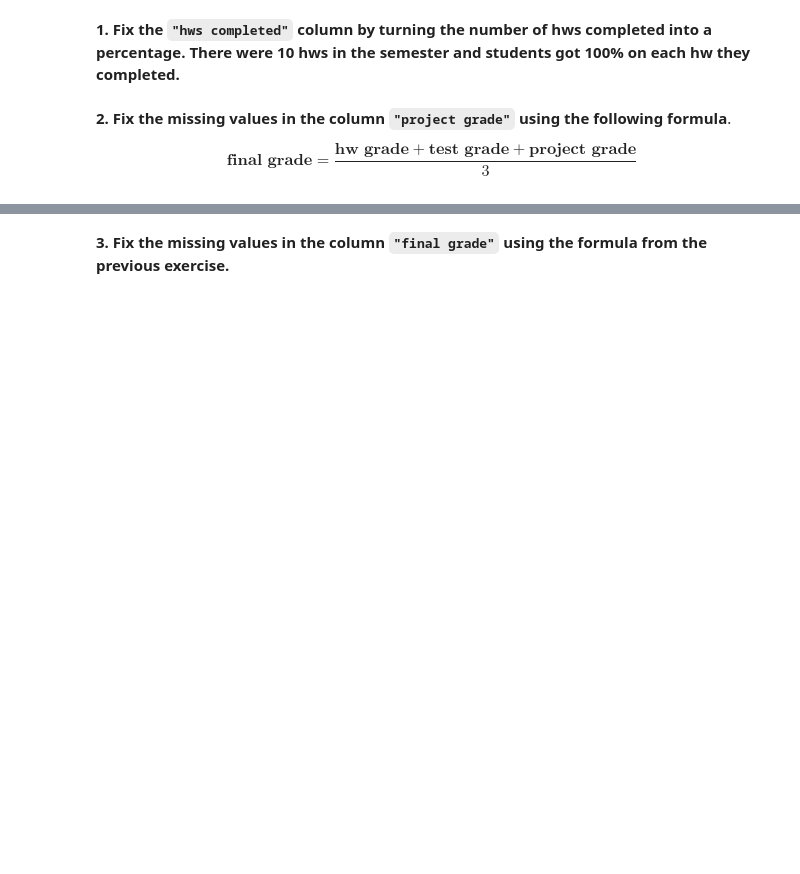
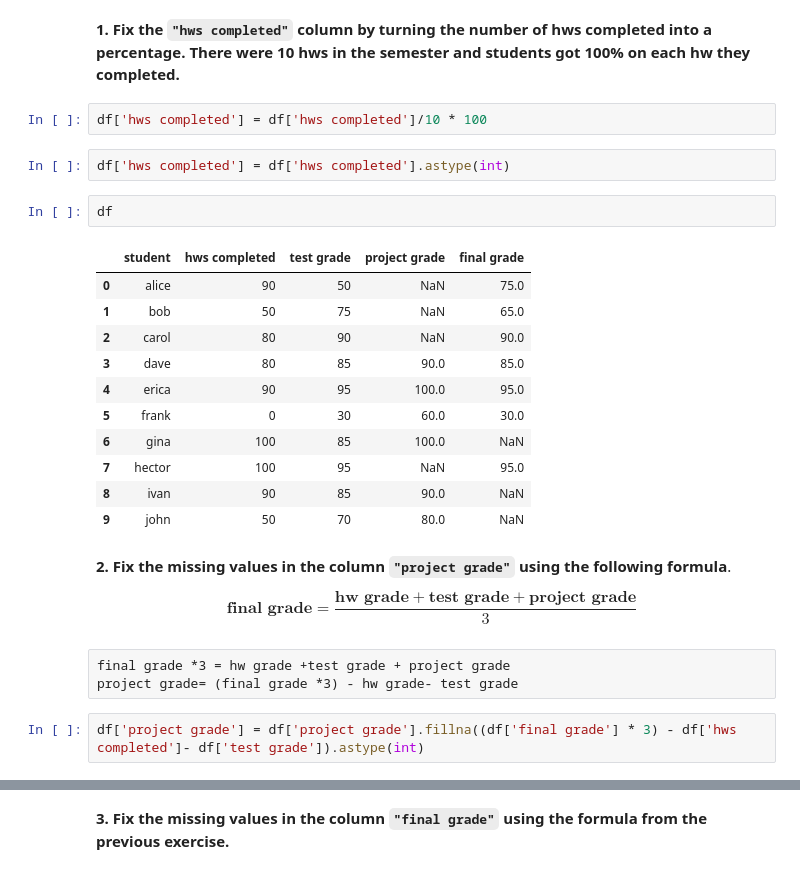
Before and after one commit to clarimayo/Jupyter_notebooks, a Jupyter notebook: Assessment 2 Study Materials/phase-2-practice-assessment.ipynb, the cells around one changed output, grey strips where cells are left out. Drawn from its saved outputs; the diff is of its cells as text; blank space fills up the shorter version.

```diff
--- a/Assessment 2 Study Materials/phase-2-practice-assessment.ipynb
+++ b/Assessment 2 Study Materials/phase-2-practice-assessment.ipynb
@@ -135,6 +237,29 @@ df
 # %% [markdown]
 **1. Fix the `"hws completed"` column by turning the number of hws completed into a percentage. There were 10 hws in the semester and students got 100% on each hw they completed.**
+# %%
+df['hws completed'] = df['hws completed']/10 * 100
+# %%
+df['hws completed'] = df['hws completed'].astype(int)
+# %%
+df
+# %% [output]
+|  | student | hws completed | test grade | project grade | final grade |
+| 0 | alice | 90 | 50 | NaN | 75.0 |
+| 1 | bob | 50 | 75 | NaN | 65.0 |
+| 2 | carol | 80 | 90 | NaN | 90.0 |
+| 3 | dave | 80 | 85 | 90.0 | 85.0 |
+| 4 | erica | 90 | 95 | 100.0 | 95.0 |
+| 5 | frank | 0 | 30 | 60.0 | 30.0 |
+| 6 | gina | 100 | 85 | 100.0 | NaN |
+| 7 | hector | 100 | 95 | NaN | 95.0 |
+| 8 | ivan | 90 | 85 | 90.0 | NaN |
+| 9 | john | 50 | 70 | 80.0 | NaN |
 # %% [markdown]
 **2. Fix the missing values in the column `"project grade"` using the following formula**.
 
 $$ \textbf{final grade} = \frac{\textbf{hw grade} + \textbf{test grade} + \textbf{project grade}}{3} $$
+# %% [raw]
+final grade *3 = hw grade +test grade + project grade
+project grade= (final grade *3) - hw grade- test grade
+# %%
+df['project grade'] = df['project grade'].fillna((df['final grade'] * 3) - df['hws completed']- df['test grade']).astype(int)
```
Also changed, not shown: parts of 33 cells of this notebook, 1 other file.
